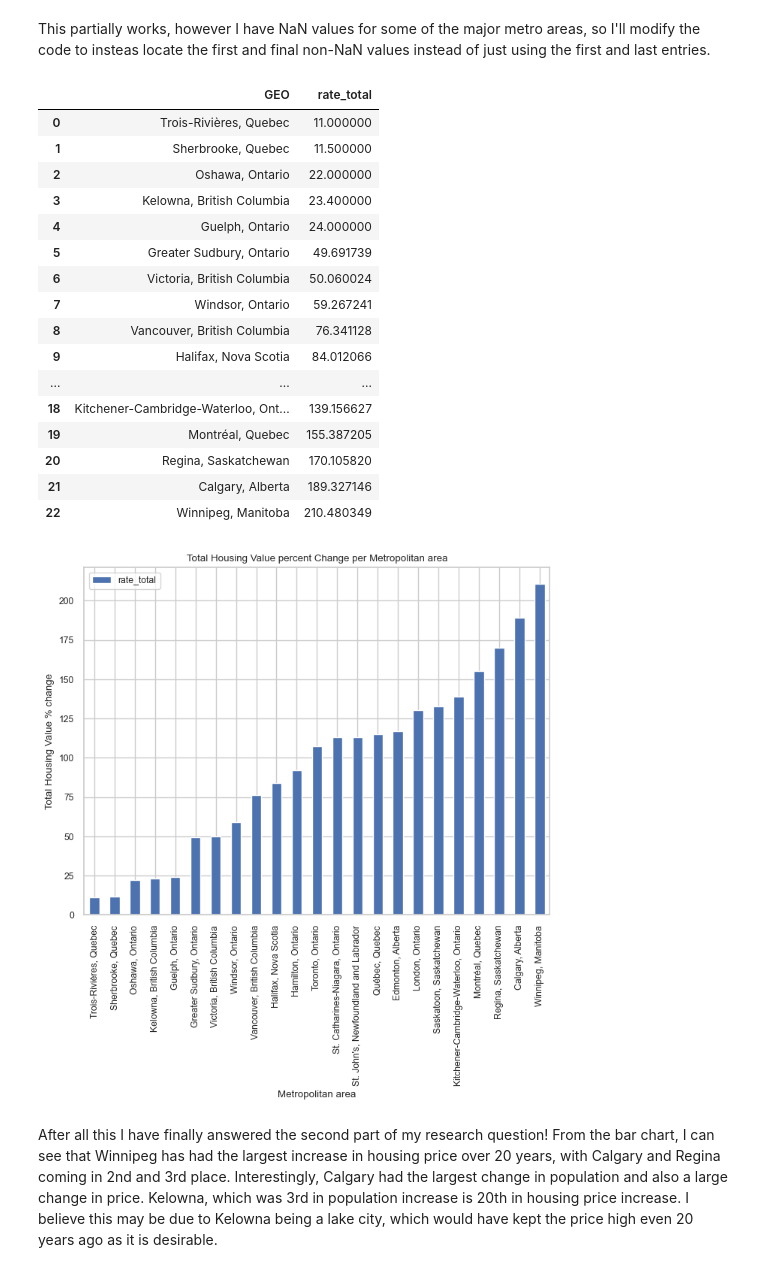
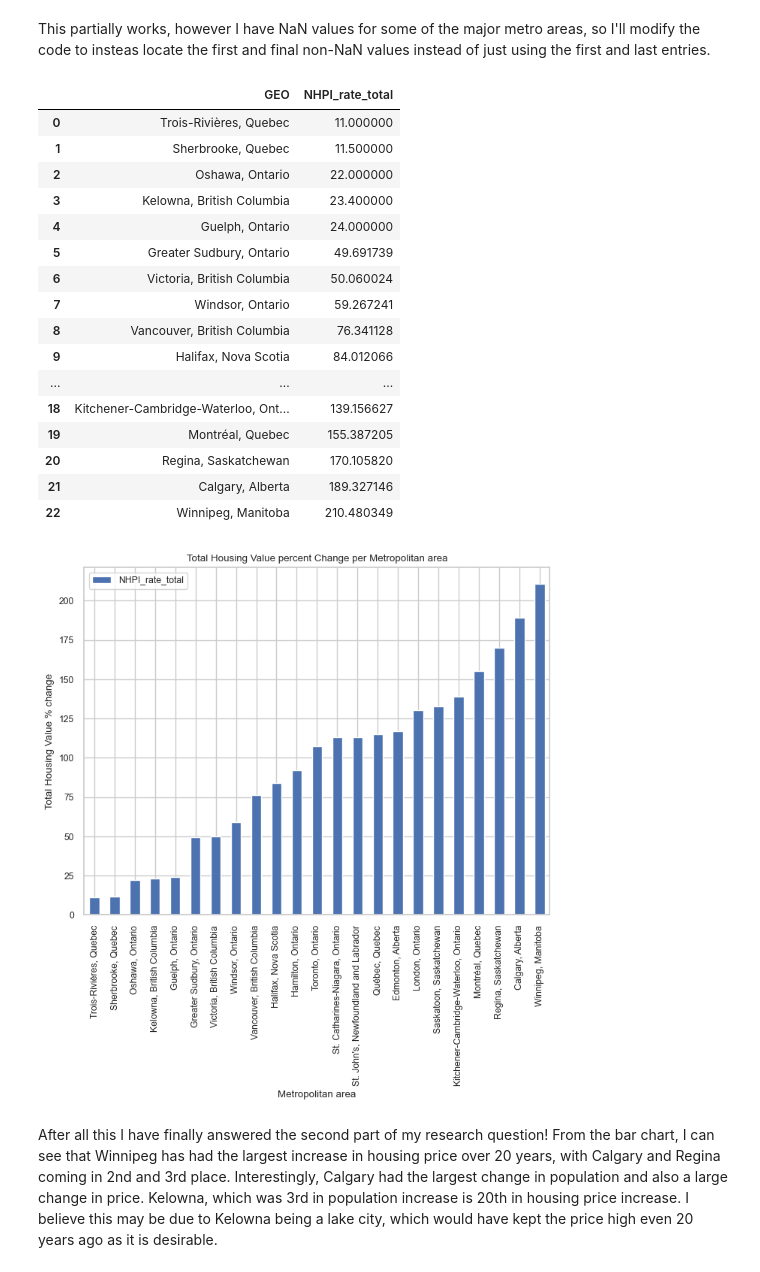
Before and after one commit to ubco-W2022T2-data301/project-group-group01, a Jupyter notebook: analysis/Logananalysis2.ipynb, the cells around one changed output. Cells and saved outputs as stored; diff of their text form; code cells hidden in the pictures.

```diff
--- a/analysis/Logananalysis2.ipynb
+++ b/analysis/Logananalysis2.ipynb
@@ -526,7 +526,7 @@ import warnings as w
 w.filterwarnings("ignore", message="The frame.append method is deprecated and will be removed from pandas in a future version. Use pandas.concat instead.")
 
 
-total_rate_change = pd.DataFrame(columns=["GEO", "rate_total"])
+total_rate_change = pd.DataFrame(columns=["GEO", "PE_rate_total"])
 
 for city in PE_Wrangled_Final_all_ages["GEO"].unique():
 
@@ -537,9 +537,9 @@ for city in PE_Wrangled_Final_all_ages["GEO"].unique():
 
     rate = (final_pop - initial_pop) / initial_pop * 100
 
-    total_rate_change = total_rate_change.append({"GEO": city, "rate_total": rate}, ignore_index=True)
+    total_rate_change = total_rate_change.append({"GEO": city, "PE_rate_total": rate}, ignore_index=True)
 
-total_rate_change = total_rate_change.sort_values('rate_total').reset_index()
+total_rate_change = total_rate_change.sort_values('PE_rate_total').reset_index()
 total_rate_change = total_rate_change.drop(columns=['index'])
 total_rate_change
 # %% [output]
@@ -662,7 +662,7 @@ NHPI_W_Final.head(15)
 rate_change_per_year_NHPI = pd.DataFrame()
 for city in NHPI_W_Final["GEO"].unique():
     city_list = NHPI_W_Final.loc[NHPI_W_Final['GEO'] == city].copy()
-    city_list['RATE'] = city_list['VALUE'].pct_change() * 100
+    city_list['NHPI_RATE'] = city_list['VALUE'].pct_change() * 100
     city_list = city_list.dropna()
     rate_change_per_year_NHPI = pd.concat([rate_change_per_year_NHPI, city_list], axis=0)
 rate_change_per_year_NHPI.head(15)
@@ -709,7 +709,7 @@ import warnings as w
 w.filterwarnings("ignore", message="The frame.append method is deprecated and will be removed from pandas in a future version. Use pandas.concat instead.")
 
 
-total_rate_change_NHPI = pd.DataFrame(columns=["GEO", "rate_total"])
+total_rate_change_NHPI = pd.DataFrame(columns=["GEO", "NHPI_rate_total"])
 
 for city in NHPI_W_Final["GEO"].unique():
 
@@ -720,9 +720,9 @@ for city in NHPI_W_Final["GEO"].unique():
 
     rate = (final_value - initial_value) / initial_value * 100
 
-    total_rate_change_NHPI = total_rate_change_NHPI.append({"GEO": city, "rate_total": rate}, ignore_index=True)
+    total_rate_change_NHPI = total_rate_change_NHPI.append({"GEO": city, "NHPI_rate_total": rate}, ignore_index=True)
 
-total_rate_change_NHPI = total_rate_change_NHPI.sort_values('rate_total').reset_index()
+total_rate_change_NHPI = total_rate_change_NHPI.sort_values('NHPI_rate_total').reset_index()
 total_rate_change_NHPI = total_rate_change_NHPI.drop(columns=['index'])
 total_rate_change_NHPI
 # %% [output]
@@ -746,7 +746,7 @@ total_rate_change_NHPI
 # %% [markdown]
 This partially works, however I have NaN values for some of the major metro areas, so I'll modify the code to insteas locate the first and final non-NaN values instead of just using the first and last entries.
 # %%
-total_rate_change_NHPI_noNaN = pd.DataFrame(columns=["GEO", "rate_total"])
+total_rate_change_NHPI_noNaN = pd.DataFrame(columns=["GEO", "NHPI_rate_total"])
 
 for city in NHPI_W_Final["GEO"].unique():
 
@@ -757,12 +757,12 @@ for city in NHPI_W_Final["GEO"].unique():
 
     rate = (final_value - initial_value) / initial_value * 100
 
-    total_rate_change_NHPI_noNaN = total_rate_change_NHPI_noNaN.append({"GEO": city, "rate_total": rate}, ignore_index=True)
+    total_rate_change_NHPI_noNaN = total_rate_change_NHPI_noNaN.append({"GEO": city, "NHPI_rate_total": rate}, ignore_index=True)
 
-total_rate_change_NHPI_noNaN = total_rate_change_NHPI_noNaN.sort_values('rate_total').reset_index(drop=True)
+total_rate_change_NHPI_noNaN = total_rate_change_NHPI_noNaN.sort_values('NHPI_rate_total').reset_index(drop=True)
 total_rate_change_NHPI_noNaN
 # %% [output]
-|  | GEO | rate_total |
+|  | GEO | NHPI_rate_total |
 | 0 | Trois-Rivières, Quebec | 11.000000 |
 | 1 | Sherbrooke, Quebec | 11.500000 |
 | 2 | Oshawa, Ontario | 22.000000 |
@@ -780,13 +780,13 @@ total_rate_change_NHPI_noNaN
 | 21 | Calgary, Alberta | 189.327146 |
 | 22 | Winnipeg, Manitoba | 210.480349 |
 # %%
-total_rate_change_NHPI_noNaN.plot(x="GEO", y="rate_total", kind="bar", figsize=(8, 6))
+total_rate_change_NHPI_noNaN.plot(x="GEO", y="NHPI_rate_total", kind="bar", figsize=(8, 6))
 plt.title("Total Housing Value percent Change per Metropolitan area")
 plt.xlabel("Metropolitan area")
 plt.ylabel("Total Housing Value % change")
 plt.show()
 # %% [output]
-[figure, old version]
+[figure, new version]
 # %% [markdown]
 After all this I have finally answered the second part of my research question! From the bar chart, I can see that Winnipeg has had the largest increase in housing price over 20 years, with Calgary and Regina coming in 2nd and 3rd place. Interestingly, Calgary had the largest change in population and also a large change in price. Kelowna, which was 3rd in population increase is 20th in housing price increase. I believe this may be due to Kelowna being a lake city, which would have kept the price high even 20 years ago as it is desirable.
 # %% [markdown]
```
Also changed, not shown: parts of 25 cells of this notebook.
